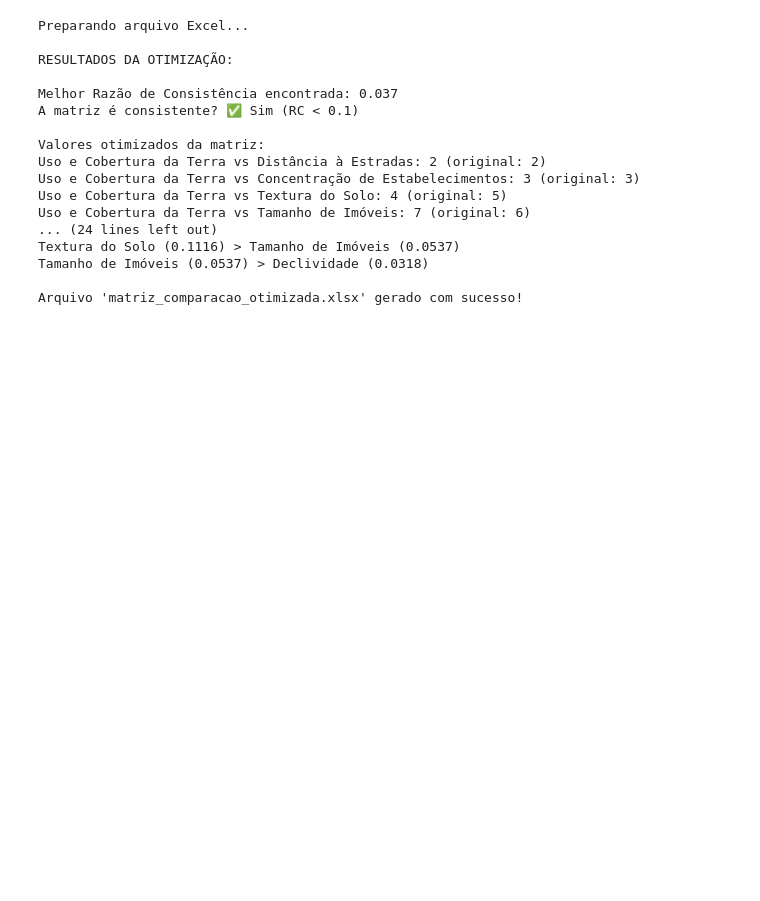
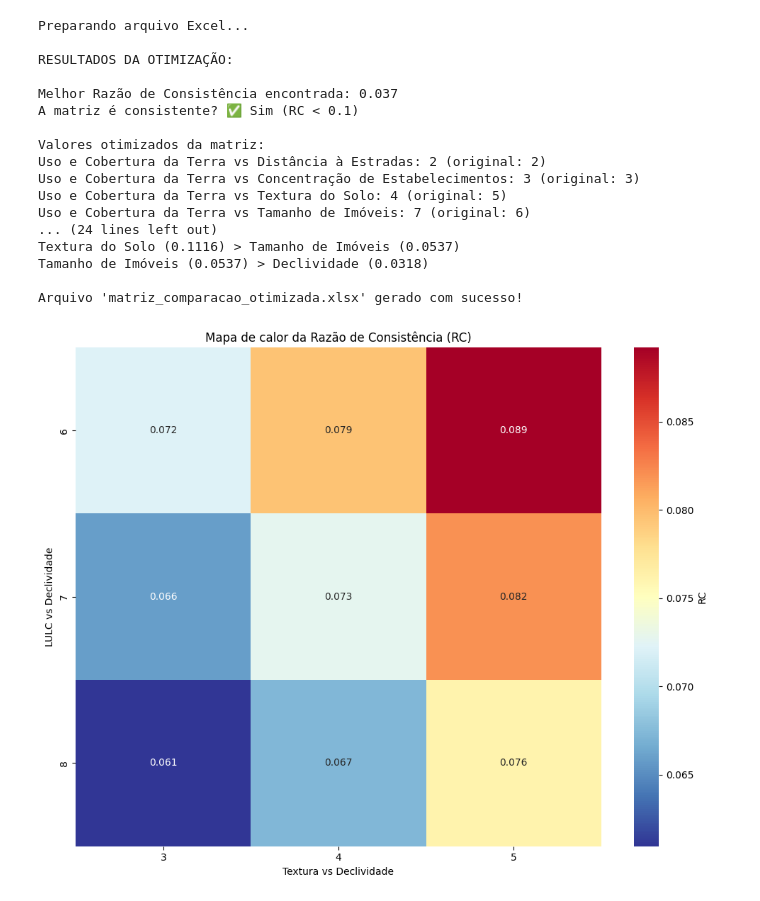
Before and after one commit to ctotti/INPE_Disciplinas, a Jupyter notebook: Masters_Thesis/AHP/Matriz_Comparacao_Pareada.ipynb, the cells around one changed output. Cells and saved outputs as stored; diff of their text form; code cells hidden in the pictures; blank space fills up the shorter version.

Commit message:
add heatmap CR

```diff
--- a/Masters_Thesis/AHP/Matriz_Comparacao_Pareada.ipynb
+++ b/Masters_Thesis/AHP/Matriz_Comparacao_Pareada.ipynb
@@ -90,6 +90,9 @@ melhor_W = None
 melhor_lambda_max = None
 melhor_IC = None
 
+# Armazenar valores de RC das matrizes
+RC_list = []
+
 # Criar lista de elementos para variar
 chaves = list(elementos_variaveis.keys())
 valores_iniciais = [elementos_variaveis[k] for k in chaves]
@@ -113,6 +116,12 @@ for variacoes in tqdm(product([-1, 0, 1], repeat=len(chaves)), desc="Otimizando"
 
     # Calcular consistência
     RC, W, lambda_max, IC = calcular_consistencia(mat)
+
+    # Armazena valores de RC e todos os pares variáveis
+    rc_entry = {"RC": RC}
+    for (i, j), val in zip(chaves, novos_valores):
+      rc_entry[str((i, j))] = val  # salva como string para ser coluna
+    RC_list.append(rc_entry)
 
     # Verificar ordem e consistência
     if verificar_ordem(W, fatores, ordem_importancia) and RC < melhor_RC:
@@ -237,0 +264,13 @@ Arquivo 'matriz_comparacao_otimizada.xlsx' gerado com sucesso!
+# %%
+df_heatmap = pd.DataFrame(RC_list)
+heatmap_data = df_heatmap.pivot_table(index="(0,5)", columns="(3,5)", values="RC")
+
+plt.figure(figsize=(10, 8))
+sns.heatmap(heatmap_data, annot=True, fmt=".3f", cmap="RdYlBu_r", cbar_kws={'label': 'RC'})
+plt.title("Mapa de calor da Razão de Consistência (RC)")
+plt.xlabel("Textura vs Declividade")
+plt.ylabel("LULC vs Declividade")
+plt.tight_layout()
+plt.show()
+# %% [output]
+[figure, added]
```
Also changed, not shown: parts of 3 cells of this notebook.
